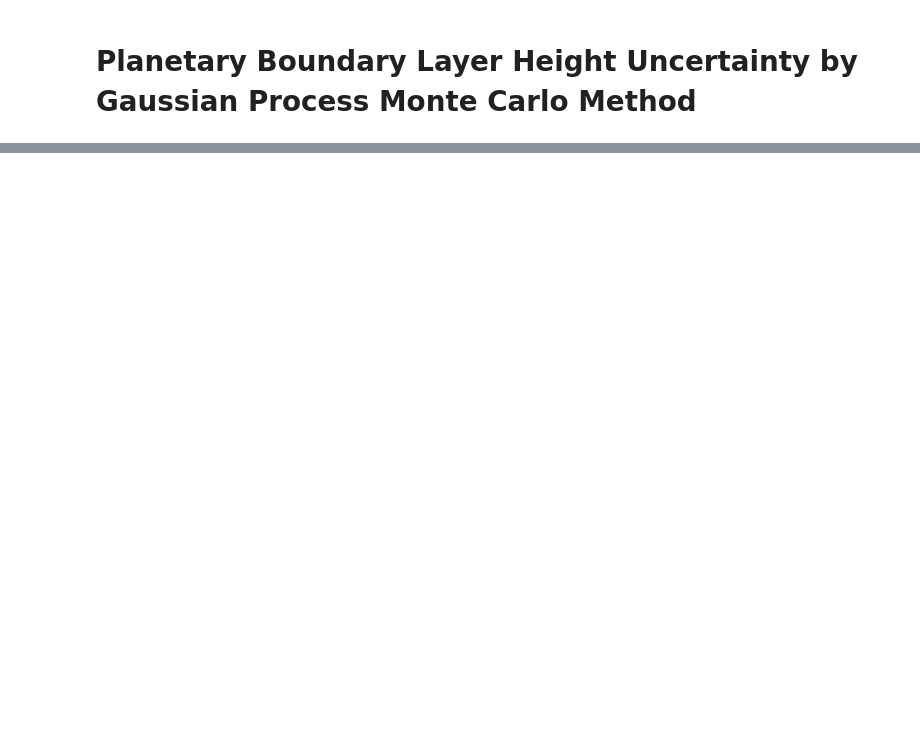
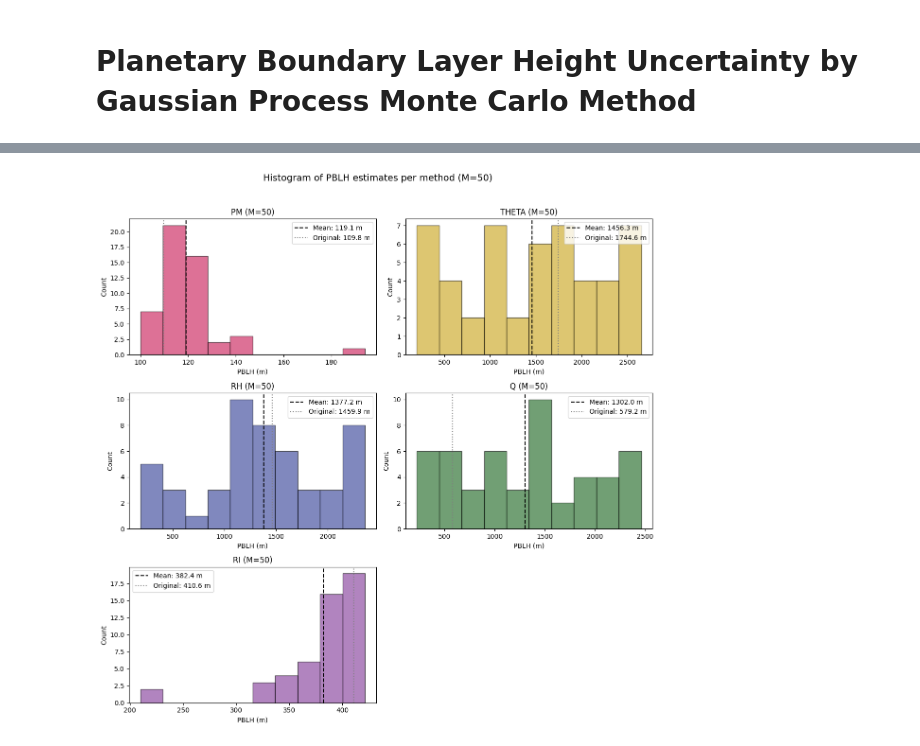
Before and after one commit to TommasoLocatelli/GRUAN_EDA, a Jupyter notebook: code_examples/pblh_unc_gp.ipynb, the cells around one changed output, grey strips where cells are left out. Drawn from its saved outputs; the diff is of its cells as text; code cells hidden in the pictures; blank space fills up the shorter version.

```diff
--- a/code_examples/pblh_unc_gp.ipynb
+++ b/code_examples/pblh_unc_gp.ipynb
@@ -375,0 +274,45 @@ plt.show()
+# %%
+# Histogram of PBLH estimates per method
+methods = list(pblh_samples.keys())
+n = len(methods)
+cols = 2
+rows = math.ceil(n / cols)
+
+fig, axs = plt.subplots(rows, cols, figsize=(cols * 6, rows * 4))
+axs = np.ravel(axs)
+
+for i, method in enumerate(methods):
+    samples = np.array(pblh_samples[method], dtype=float)
+    samples = samples[~np.isnan(samples)]
+    ax = axs[i]
+
+    if samples.size == 0:
+        ax.text(0.5, 0.5, 'No samples', ha='center', va='center')
+        ax.set_title(method.upper())
+        ax.set_xlabel('PBLH (m)')
+        continue
+
+    bins = max(1, min(10, len(samples)))
+    color = map_labels_to_colors.get('pblh_' + method, None)
+    ax.hist(samples, bins=bins, color=color, alpha=0.6, edgecolor='k')
+    mean = np.nanmean(samples)
+    std = np.nanstd(samples, ddof=1) if samples.size > 1 else np.nan
+    ax.axvline(mean, color='k', linestyle='--', label=f'Mean: {mean:.1f} m')
+    # overlay original (deterministic) PBLH if available
+    orig = globals().get('pblh_' + method, None)
+    if orig is not None and not (isinstance(orig, float) and np.isnan(orig)) and orig != 0:
+        ax.axvline(orig, color='gray', linestyle=':', label=f'Original: {orig:.1f} m')
+    ax.set_title(f'{method.upper()} (M={len(samples)})')
+    ax.set_xlabel('PBLH (m)')
+    ax.set_ylabel('Count')
+    ax.legend()
+
+# Hide any unused subplots
+for j in range(len(methods), len(axs)):
+    fig.delaxes(axs[j])
+
+fig.suptitle(f'Histogram of PBLH estimates per method (M={M})', fontsize=14)
+plt.tight_layout(rect=[0, 0, 1, 0.96])
+plt.show()
+# %% [output]
+[figure, added]
```
Also changed, not shown: parts of 5 cells of this notebook.
